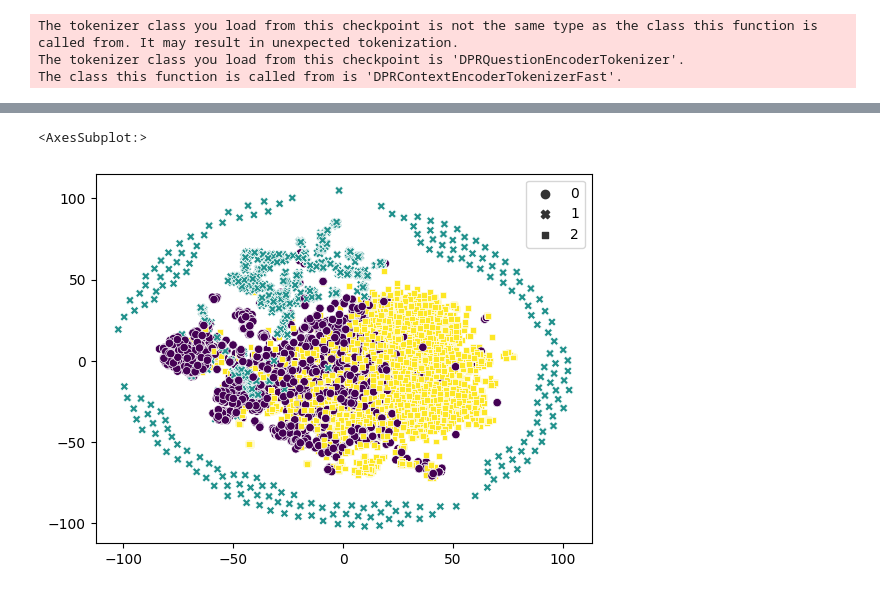
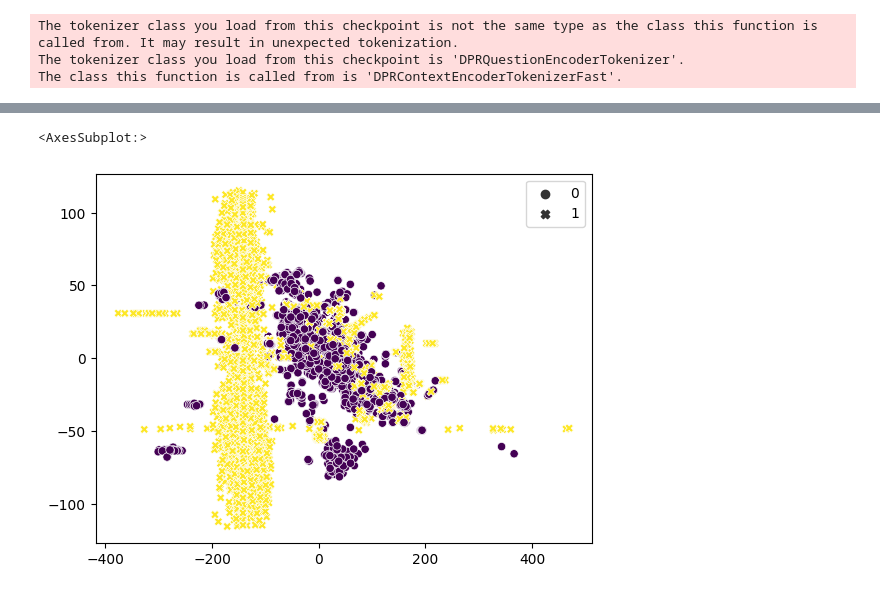
Before and after one commit to random4vldb/seed, a Jupyter notebook: demo/dpr_encoder.ipynb, the cells around one changed output, grey strips where cells are left out. Saved outputs shown, nothing was run; the diff lists cells and outputs as text; code cells hidden in the pictures.

```diff
--- a/demo/dpr_encoder.ipynb
+++ b/demo/dpr_encoder.ipynb
@@ -45,14 +42,15 @@ for value in sampled_values:
     if not re.search('[A-Za-z]', value):
         labels.append(1)
     else:
-        sentence = Sentence(str(value))
-        tagger.predict(sentence)
-        for entity in sentence.get_spans('ner'):
-            tag = entity.get_labels("ner")[0].value
-            labels.append(2)
-            break
-        else:
-            labels.append(0)
+        # sentence = Sentence(str(value))
+        # tagger.predict(sentence)
+        # for entity in sentence.get_spans('ner'):
+        #     tag = entity.get_labels("ner")[0].value
+        #     labels.append(2)
+        #     break
+        # else:
+        #     labels.append(0)
+        labels.append(0)
 # %%
 encodings = []
 
@@ -67,13 +61,16 @@ three_dim = PCA(random_state=0, n_components=2).fit_transform(encodings)[:,:2]
 # %%
 import numpy as np
+import seaborn as sns
 from sklearn.manifold import TSNE
 
-two_dim = TSNE(n_components=2, perplexity=50, random_state=42).fit_transform(np.asarray(encodings))
+tsne = TSNE(n_components=2, perplexity=10, random_state=42, n_iter=15000, metric="cosine")
+# %%
+tsne_result = tsne.fit_transform(np.asarray(encodings))
 # %%
-sns.scatterplot(x=two_dim[:, 0], y=two_dim[:, 1], c=labels, style=labels)
+sns.scatterplot(x=tsne_result[:, 0], y=two_dim[:, 1], c=labels, style=labels)
 # %% [output]
 <AxesSubplot:>
-[figure, old version]
+[figure, new version]
 # %%
 import seaborn as sns
 from mpl_toolkits.mplot3d import Axes3D
```
Also changed, not shown: parts of 5 cells of this notebook, 17 other files.
